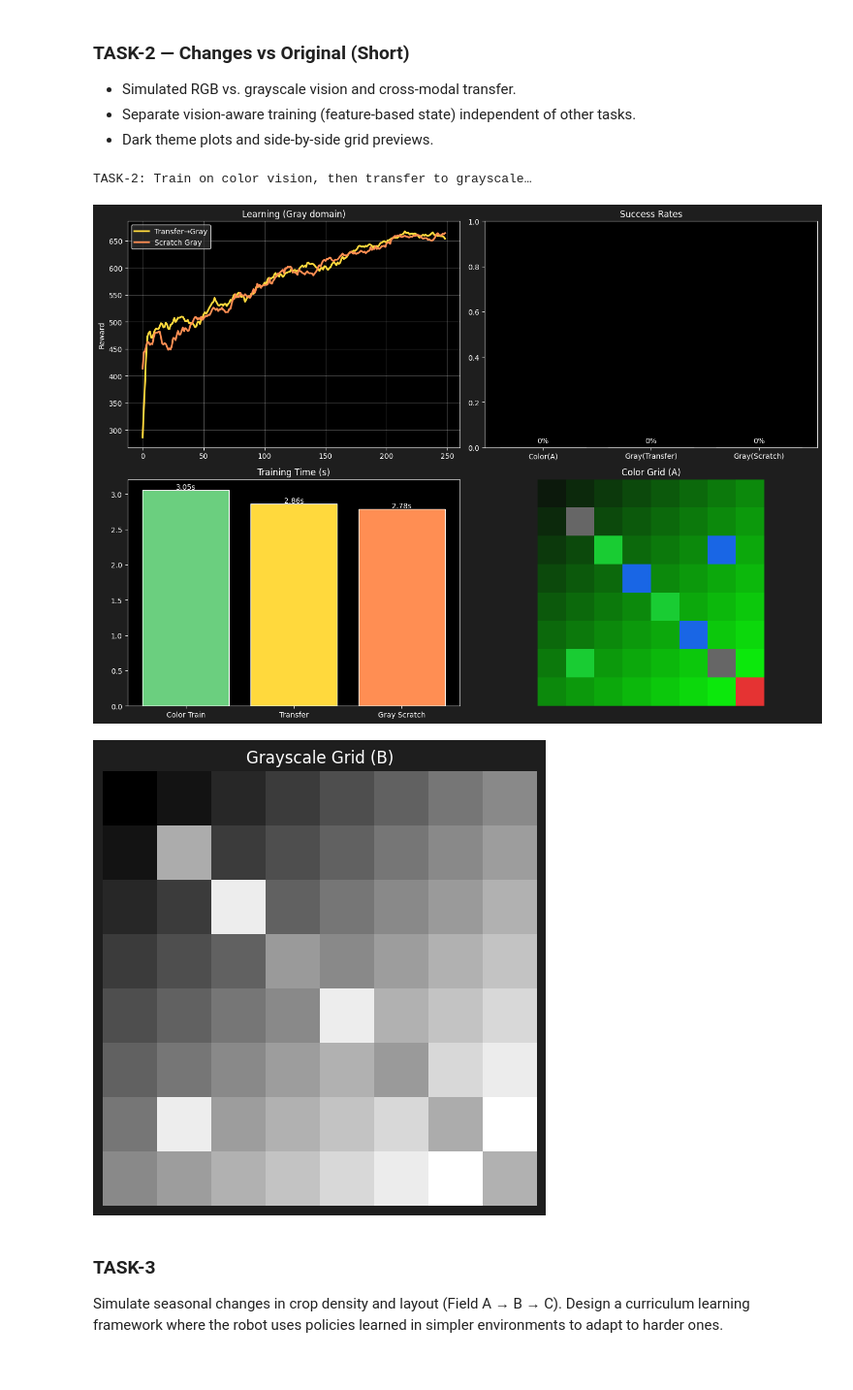
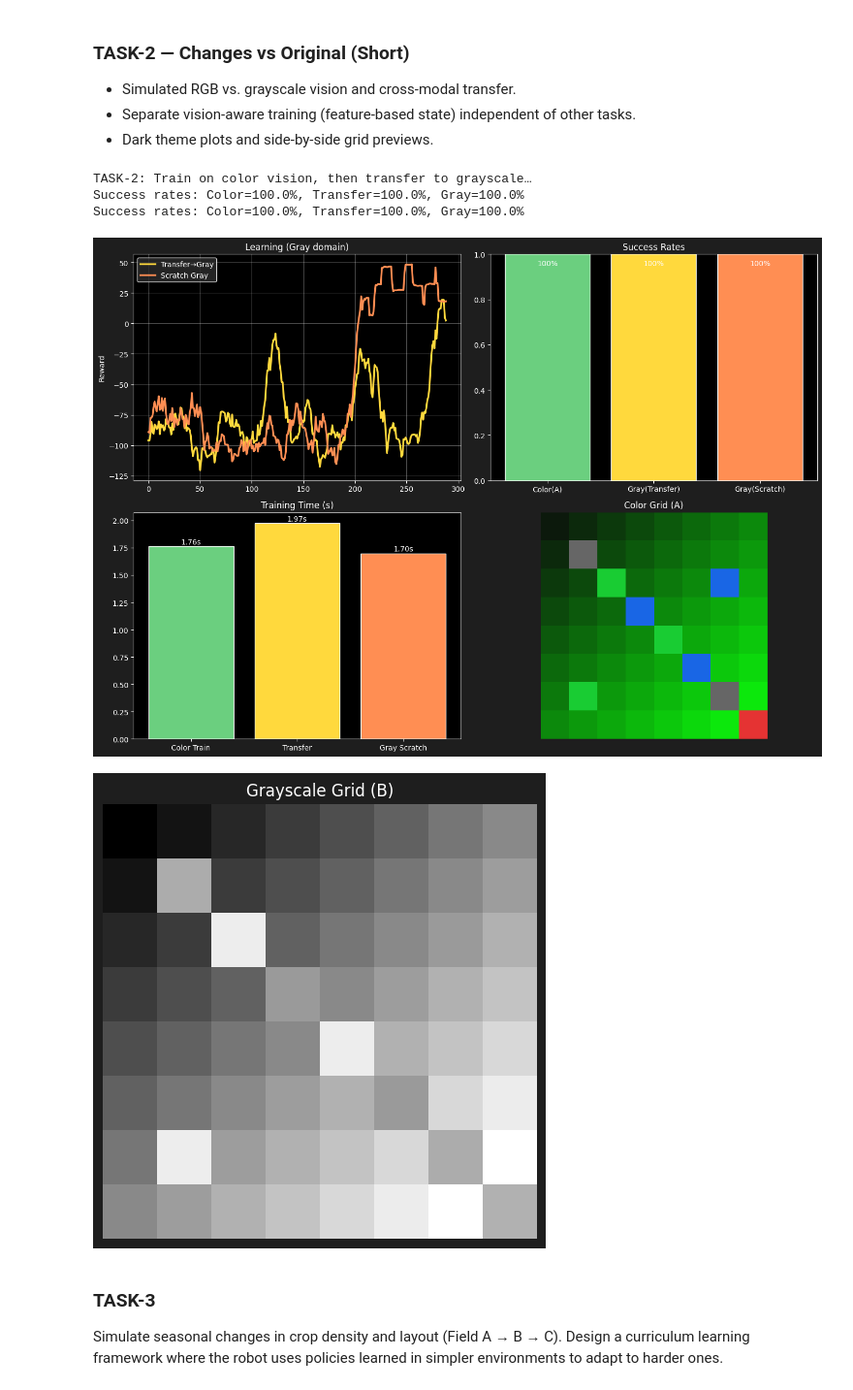
Before and after one commit to S-Prasad-M/Reinforcement-Lab-Exps, a Jupyter notebook: RL_Lab9_Work.ipynb, the cells around one changed output. Shown: that part at 97% size. Saved outputs shown, nothing was run; the diff lists cells and outputs as text; code cells hidden in the pictures.

```diff
--- a/RL_Lab9_Work.ipynb
+++ b/RL_Lab9_Work.ipynb
@@ -447,12 +447,12 @@ PUDDLES = {(3, 3), (5, 5), (2, 6)}
 BASE = (7, 7)
 OBSTACLES = {(1, 1), (6, 6)}
 
-EPISODES = 260
-ALPHA = 0.12
+EPISODES = 300
+ALPHA = 0.15
 GAMMA = 0.92
-EPSILON = 0.30
+EPSILON = 0.35
 MIN_EPS = 0.05
-MAX_STEPS = 200
+MAX_STEPS = 150
 rng = np.random.default_rng(123)
 
 # Utility
@@ -486,12 +486,10 @@ def make_gray_grid():
     return gray
 
 # Feature extractors
-
 def color_feat(s, grid):
     i, j = s
     px = grid[i, j]
     return np.array([px[0], px[1], px[2], i/GRID_SIZE, j/GRID_SIZE])
-
 
 def gray_feat(s, gray):
     i, j = s
@@ -499,39 +497,37 @@ def gray_feat(s, gray):
     return np.array([v, i/GRID_SIZE, j/GRID_SIZE, (i%2)/2, (j%2)/2])
 
 # Hashing to discretize features
-
-def key_from_vec(v, bins=7):
+def key_from_vec(v, bins=8):
     v = np.clip(v, 0, 1)
     edges = np.linspace(0, 1, bins+1)
     return tuple(np.digitize(v, edges))
 
-# Logic with distance shaping to nearest goal inferred from logical map
-
+# Logic with next goal and proper visited tracking
 def next_goal(state, visited):
     remaining = list(CHECKPOINTS - visited)
     if remaining:
         return min(remaining, key=lambda g: manhattan(state, g))
     return BASE
 
-
 def step_logic(state, next_state, visited):
+    # Track visited in-place and return proper rewards
     r = -1
     if next_state in PUDDLES:
-        r = -6
+        r = -5
     elif next_state in CHECKPOINTS and next_state not in visited:
         visited.add(next_state)
-        r = 8
+        r = 10
     elif next_state == BASE and visited == CHECKPOINTS:
-        r = 30
+        r = 25
+
     # Potential-based shaping to next goal
     d0 = manhattan(state, next_goal(state, visited))
     d1 = manhattan(next_state, next_goal(next_state, visited))
-    r += 0.4 * (d0 - d1)
-    return r, visited
+    r += 0.5 * (d0 - d1)
+    return r
 
 # Train in a domain specified by its feature mapping
 from collections import defaultdict
-
 
 def train_domain(grid_like, feat_fn, episodes=EPISODES, init_Q=None):
     Q = defaultdict(lambda: {a: 0.0 for a in ACTIONS}) if init_Q is None else init_Q
@@ -539,6 +535,7 @@ def train_domain(grid_like, feat_fn, episodes=EPISODES, init_Q=None):
     t0 = time.time()
     for ep in range(episodes):
         s = (0, 0)
+        visited = set()
         ep_r = 0
         eps = max(MIN_EPS, EPSILON * (1 - ep/episodes))
         for _ in range(MAX_STEPS):
@@ -548,13 +545,13 @@ def train_domain(grid_like, feat_fn, episodes=EPISODES, init_Q=None):
             ns = (s[0] + dx, s[1] + dy)
             if not is_valid(ns):
                 ns = s
-            r, _ = step_logic(s, ns, set())  # shaping uses positions; visited handled as potential
+            r = step_logic(s, ns, visited)
             kns = key_from_vec(feat_fn(ns, grid_like))
             if kns not in Q:
                 Q[kns] = {aa: 0.0 for aa in ACTIONS}
             Q[ks][a] += ALPHA * (r + GAMMA * max(Q[kns].values()) - Q[ks][a])
             ep_r += r
-            if ns == BASE:
+            if ns == BASE and visited == CHECKPOINTS:
                 break
             s = ns
         rewards.append(ep_r)
@@ -571,12 +568,13 @@ Q_transfer, R_transfer, T_transfer = train_domain(gray_grid, lambda s, g: gray_f
 # Scratch on gray
 Q_gray, R_gray, T_gray = train_domain(gray_grid, lambda s, g: gray_feat(s, g))
 
-# Evaluate by greedy rollout
-
-def eval_domain(Q, grid_like, feat_fn, episodes=60):
+# Evaluate by greedy rollout - NOW WITH PROPER VISITED TRACKING
+def eval_domain(Q, grid_like, feat_fn, episodes=80):
     succ, rews = 0, []
     for _ in range(episodes):
-        s, visited, total = (0, 0), set(), 0.0
+        s = (0, 0)
+        visited = set()
+        total = 0.0
         for _ in range(MAX_STEPS):
             k = key_from_vec(feat_fn(s, grid_like))
             a = rng.choice(ACTIONS) if k not in Q else max(Q[k], key=Q[k].get)
@@ -584,7 +582,7 @@ def eval_domain(Q, grid_like, feat_fn, episodes=60):
             ns = (s[0] + dx, s[1] + dy)
             if not is_valid(ns):
                 ns = s
-            r, visited = step_logic(s, ns, visited)
+            r = step_logic(s, ns, visited)
             total += r
             if ns == BASE and visited == CHECKPOINTS:
                 succ += 1
@@ -596,6 +594,8 @@ def eval_domain(Q, grid_like, feat_fn, episodes=60):
 S_color, M_color = eval_domain(Q_color, color_grid, lambda s, g: color_feat(s, g))
 S_transfer, M_transfer = eval_domain(Q_transfer, gray_grid, lambda s, g: gray_feat(s, g))
 S_gray, M_gray = eval_domain(Q_gray, gray_grid, lambda s, g: gray_feat(s, g))
+
+print(f"Success rates: Color={S_color:.1%}, Transfer={S_transfer:.1%}, Gray={S_gray:.1%}")
 
 # Plots
 fig, axs = plt.subplots(2, 2, figsize=(14, 10), facecolor='#1e1e1e')
@@ -612,34 +612,36 @@ axs[0,0].tick_params(colors='white')
 # Success comparison
 axs[0,1].bar(['Color(A)', 'Gray(Transfer)', 'Gray(Scratch)'], [S_color, S_transfer, S_gray], color=[COLORS['teal'], COLORS['gold'], COLORS['orange']], edgecolor='white', linewidth=1)
 axs[0,1].set_ylim(0, 1)
 axs[0,1].set_title('Success Rates', color='white')
 axs[0,1].tick_params(colors='white')
 for i, v in enumerate([S_color, S_transfer, S_gray]):
     axs[0,1].text(i, min(0.95, v+0.02), f"{v:.0%}", ha='center', color='white')
 
 # Time bars
 axs[1,0].bar(['Color Train', 'Transfer', 'Gray Scratch'], [T_color, T_transfer, T_gray], color=[COLORS['teal'], COLORS['gold'], COLORS['orange']], edgecolor='white', linewidth=1)
 axs[1,0].set_title('Training Time (s)', color='white')
 axs[1,0].tick_params(colors='white')
 for i, v in enumerate([T_color, T_transfer, T_gray]):
     axs[1,0].text(i, v+0.02, f"{v:.2f}s", ha='center', color='white')
 
 # Vision previews
 axs[1,1].imshow(color_grid)
 axs[1,1].set_title('Color Grid (A)', color='white')
 axs[1,1].axis('off')
 plt.tight_layout()
 plt.show()
 
 fig, ax = plt.subplots(figsize=(6, 5), facecolor='#1e1e1e')
 ax.imshow(gray_grid, cmap='gray')
 ax.set_title('Grayscale Grid (B)', color='white')
 ax.axis('off')
 plt.tight_layout()
 plt.show()
 # %% [output]
 TASK-2: Train on color vision, then transfer to grayscale…
+Success rates: Color=100.0%, Transfer=100.0%, Gray=100.0%
+Success rates: Color=100.0%, Transfer=100.0%, Gray=100.0%
-[figure, old version]
+[figure, new version]
 [figure]
 # %% [markdown]
 ### TASK-3
```
Also changed, not shown: parts of 3 cells of this notebook.
